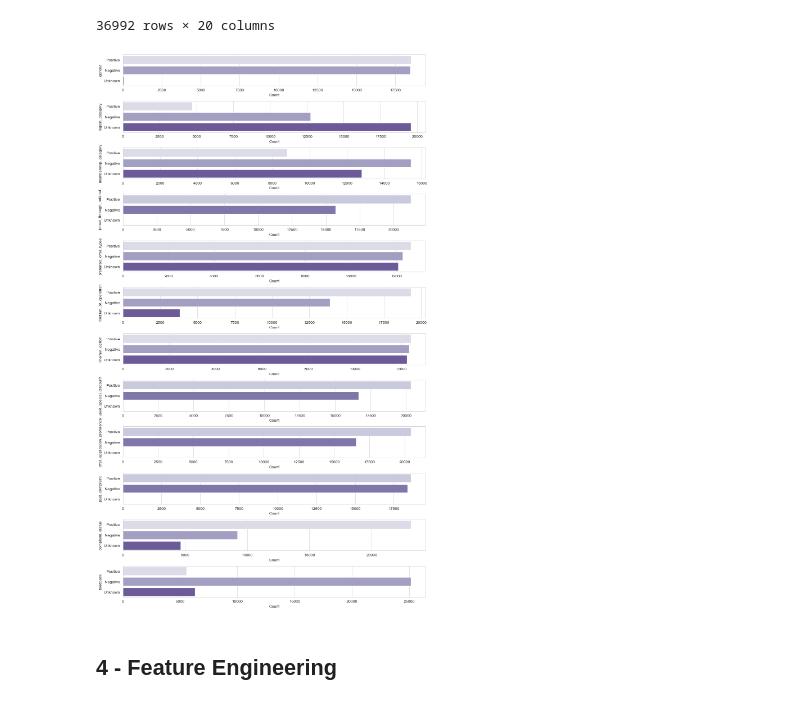
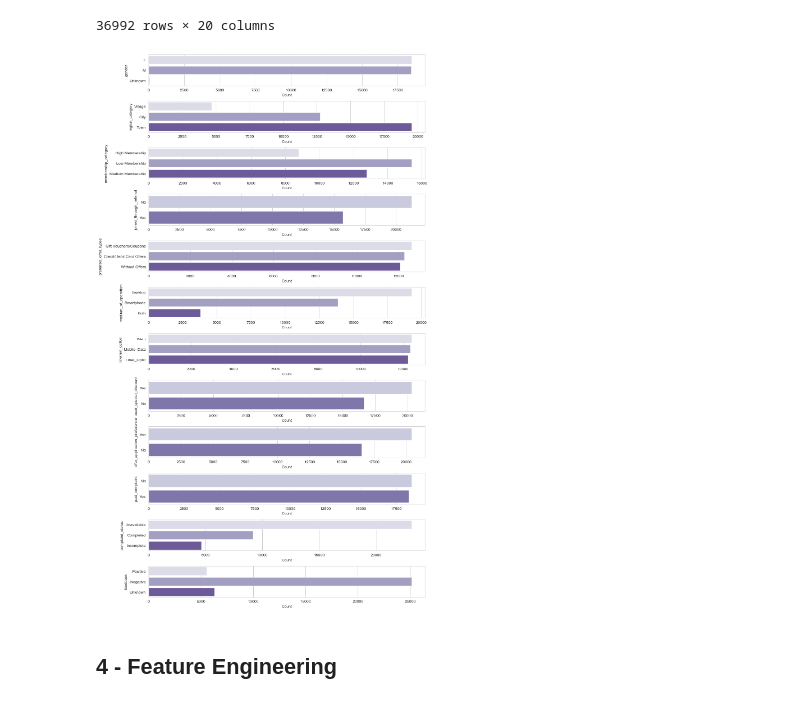
Before and after one commit to nngocson2002/Churn_Rate_Prediction, a Jupyter notebook: Data1FinalK.ipynb, the cells around one changed output. Drawn from its saved outputs; the diff is of its cells as text; code cells hidden in the pictures.

```diff
--- a/Data1FinalK.ipynb
+++ b/Data1FinalK.ipynb
@@ -442,19 +442,19 @@ df_processed
 # %%
 features = df_processed.iloc[:,:-1].select_dtypes(include='object').columns
 
 if len(features) > 0:
     sns.set_style("whitegrid")
-    fig, axs = plt.subplots(len(features), 1, figsize=(len(features), 20), sharey=True)
+    fig, axs = plt.subplots(len(features), 1, figsize=(len(features), 20))
     for i, ax in enumerate(axs.flat):
         sns.countplot(y=features[i], data=df_processed, palette='Purples', ax=ax, orient='h')
         ax.set_xlabel("Count")
         ax.set_ylabel(features[i])
     plt.tight_layout()
     plt.show()
 else:
     print("No categorical features found.")
 # %% [output]
-[figure, old version]
+[figure, new version]
 # %% [markdown]
 ## 4 - Feature Engineering
 # %%
```
Also changed, not shown: parts of 2 cells of this notebook.
